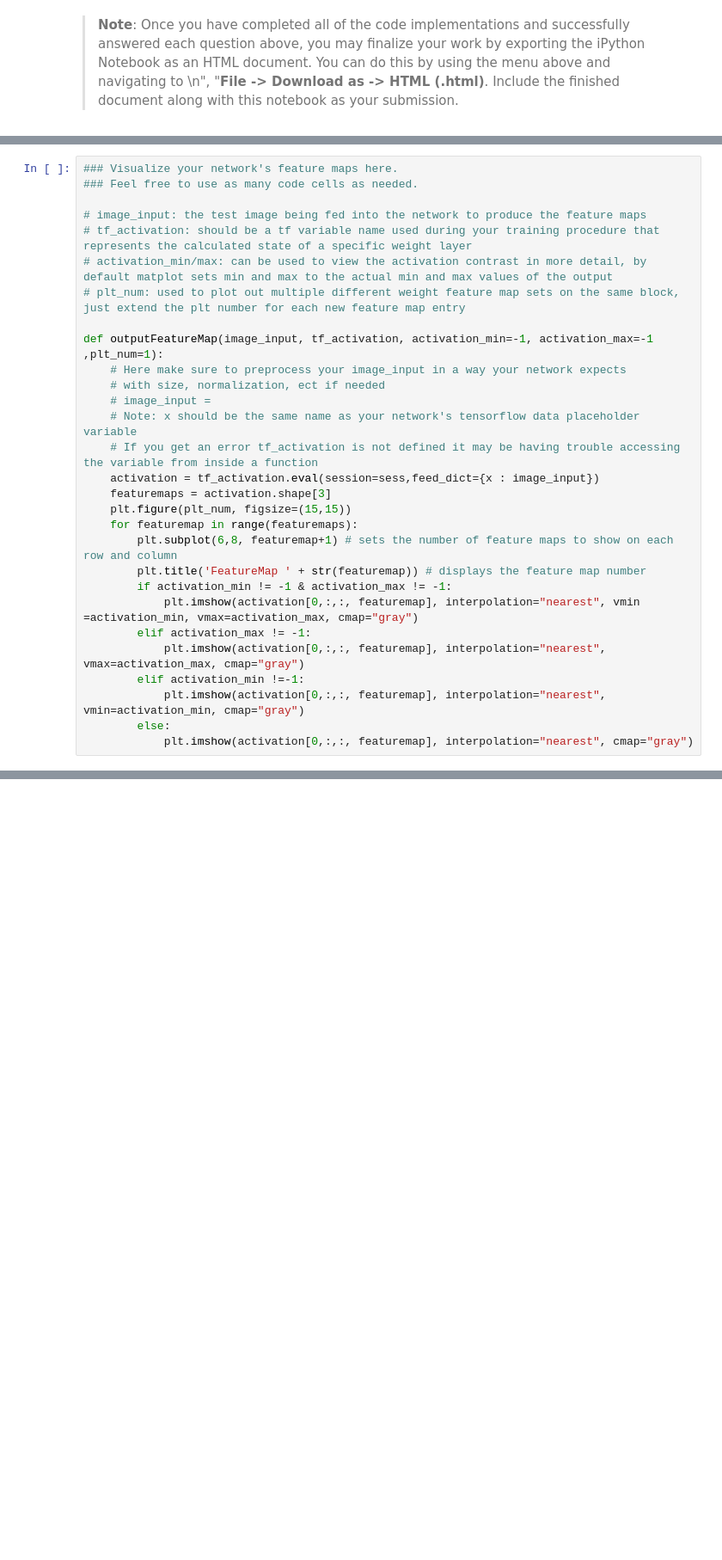
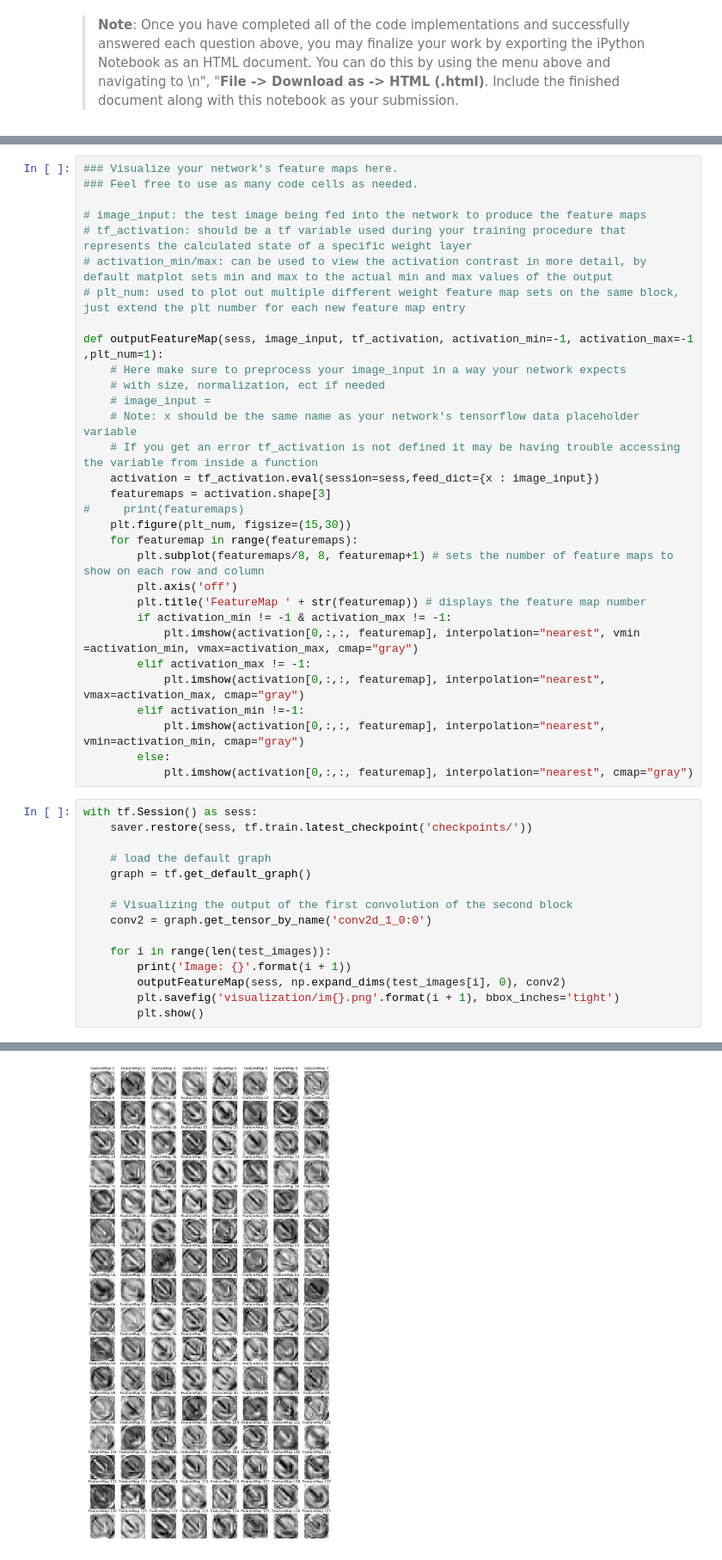
Before and after one commit to dalmia/CarND-Traffic-Sign-Classifier-P3, a Jupyter notebook: Traffic_Sign_Classifier.ipynb, the cells around one changed output, grey strips where cells are left out. Shown at 86% size. Drawn from its saved outputs; the diff is of its cells as text; blank space fills up the shorter version.

```diff
--- a/Traffic_Sign_Classifier.ipynb
+++ b/Traffic_Sign_Classifier.ipynb
@@ -633,11 +665,11 @@ For an example of what feature map outputs look like, check out NVIDIA's results
 ### Feel free to use as many code cells as needed.
 
 # image_input: the test image being fed into the network to produce the feature maps
-# tf_activation: should be a tf variable name used during your training procedure that represents the calculated state of a specific weight layer
+# tf_activation: should be a tf variable used during your training procedure that represents the calculated state of a specific weight layer
 # activation_min/max: can be used to view the activation contrast in more detail, by default matplot sets min and max to the actual min and max values of the output
 # plt_num: used to plot out multiple different weight feature map sets on the same block, just extend the plt number for each new feature map entry
 
-def outputFeatureMap(image_input, tf_activation, activation_min=-1, activation_max=-1 ,plt_num=1):
+def outputFeatureMap(sess, image_input, tf_activation, activation_min=-1, activation_max=-1 ,plt_num=1):
     # Here make sure to preprocess your image_input in a way your network expects
     # with size, normalization, ect if needed
     # image_input =
@@ -645,9 +677,11 @@ def outputFeatureMap(image_input, tf_activation, activation_min=-1, activation_m
     # If you get an error tf_activation is not defined it may be having trouble accessing the variable from inside a function
     activation = tf_activation.eval(session=sess,feed_dict={x : image_input})
     featuremaps = activation.shape[3]
-    plt.figure(plt_num, figsize=(15,15))
+#     print(featuremaps)
+    plt.figure(plt_num, figsize=(15,30))
     for featuremap in range(featuremaps):
-        plt.subplot(6,8, featuremap+1) # sets the number of feature maps to show on each row and column
+        plt.subplot(featuremaps/8, 8, featuremap+1) # sets the number of feature maps to show on each row and column
+        plt.axis('off')
         plt.title('FeatureMap ' + str(featuremap)) # displays the feature map number
         if activation_min != -1 & activation_max != -1:
             plt.imshow(activation[0,:,:, featuremap], interpolation="nearest", vmin =activation_min, vmax=activation_max, cmap="gray")
@@ -657,3 +691,19 @@ def outputFeatureMap(image_input, tf_activation, activation_min=-1, activation_m
             plt.imshow(activation[0,:,:, featuremap], interpolation="nearest", vmin=activation_min, cmap="gray")
         else:
             plt.imshow(activation[0,:,:, featuremap], interpolation="nearest", cmap="gray")
+# %%
+with tf.Session() as sess:
+    saver.restore(sess, tf.train.latest_checkpoint('checkpoints/'))
+
+    # load the default graph
+    graph = tf.get_default_graph()
+
+    # Visualizing the output of the first convolution of the second block
+    conv2 = graph.get_tensor_by_name('conv2d_1_0:0')
+
+    for i in range(len(test_images)):
+        print('Image: {}'.format(i + 1))
+        outputFeatureMap(sess, np.expand_dims(test_images[i], 0), conv2)
+        plt.savefig('visualization/im{}.png'.format(i + 1), bbox_inches='tight')
+        plt.show()
+# %% [output]
@@ -659,0 +712 @@ def outputFeatureMap(image_input, tf_activation, activation_min=-1, activation_m
+[figure, added]
```
Also changed, not shown: parts of 42 cells of this notebook, 38 other files.
